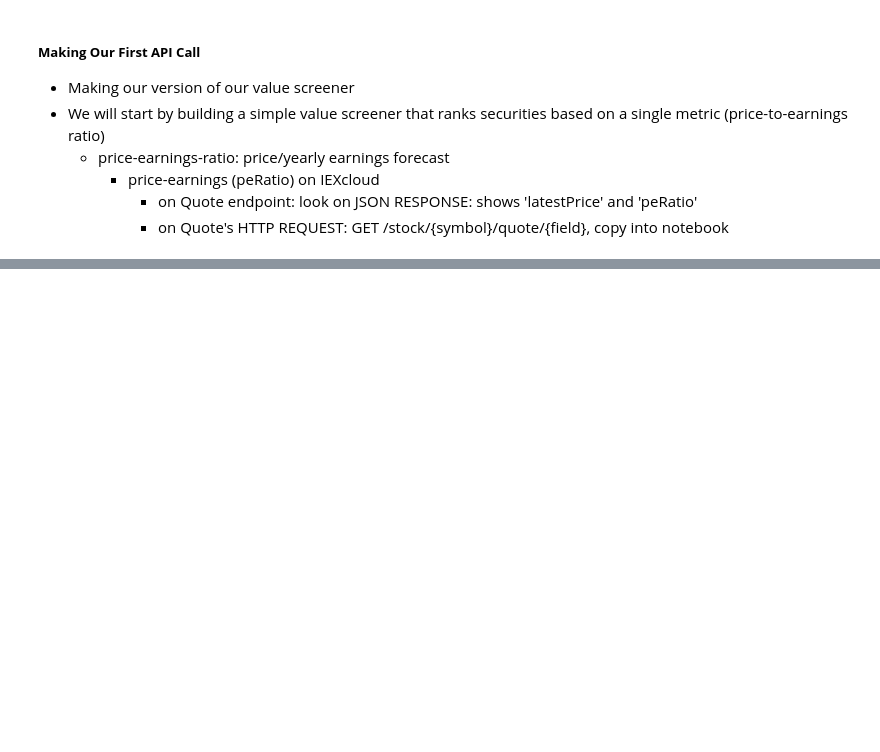
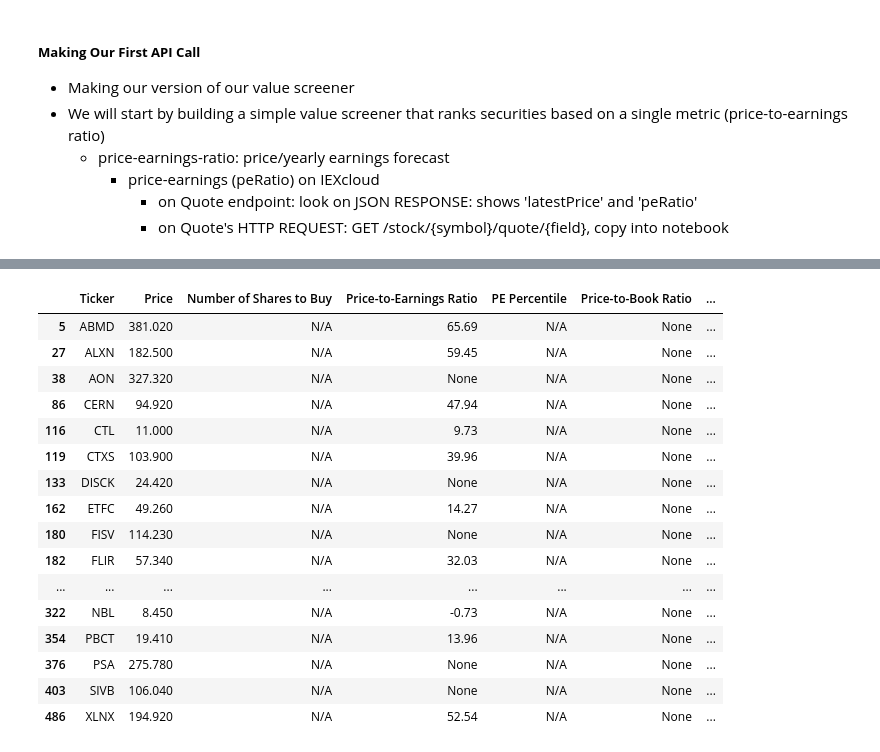
Before and after one commit to dylanxlam/algorithmic_trading_strategies_and_backtestings, a Jupyter notebook: quantitative_value_strategy.ipynb, the cells around one changed output, grey strips where cells are left out. Drawn from its saved outputs; the diff is of its cells as text; code cells hidden in the pictures; blank space fills up the shorter version.

```diff
--- a/quantitative_value_strategy.ipynb
+++ b/quantitative_value_strategy.ipynb
@@ -50,7 +50,7 @@ from secret import IEX_CLOUD_API_TOKEN
 # %%
 symbol = 'aapl'
 
-# api_url = https://sandbox.iexapis.com
+# api_url = https://cloud.iexapis.com
 # 1. Add stable to have stable version of API (as opposed to bleeding-edge version with \
     # features that  are not full tested)
 # 2. take '{field}' off the end to parse entire JSON response instead of a single metric
@@ -63,5 +63,6 @@ data = requests.get(api_url)
 
 # print status code to show if HTTP request is succesful
 print(data.status_code)
+data = requests.get(api_url).json()
 print(data)
 # %% [output]
@@ -72,0 +294,40 @@ print(data)
+# %%
+symbol = 'AAPL'
+
+# Not using a batch API call so we can query the IEX cloud API for multiple symbols/endpoints
+# copy batch call from earlier
+# change {symbol_string} to {symbol}
+# add endpoints you need to find metrics. ex. advanced-stats
+batch_api_call_url = f'https://cloud.iexapis.com/v1/stock/market/batch?symbols={symbol},fb&types=quote,advanced-stats&token={IEX_CLOUD_API_TOKEN}'
+
+data = requests.get(batch_api_call_url).json()
+
+# go to IEX cloud docs to see where the data points are contained in the IEX cloud API
+# To find metric:
+    # 1. print(data['AAPL'])
+    # 2. print(data['AAPL']['advanced-stats']) or whichever endpoint your metric is in
+    # 3. print(data['AAPL']['advanced-stats']['priceToBook'])
+
+
+# - Price-to-earnings ratio
+pe_ratio = data[symbol]['quote']['peRatio']
+
+# - Price-to-book ratio
+pb_ratio = data[symbol]['advanced-stats']['priceToBook']
+
+
+# - Price-to-sales ratio
+ps_ratio = data[symbol]['advanced-stats']['priceToSales']
+
+
+# These are not provided explicitly by IEX cloud API
+# Do division manually
+
+# - Enterprise Value divided by Earnings Before Interest, Taxes, Depreciation, and Amortization (EV/EBITDA)
+enterprise_value = data[symbol]['advanced-stats']['enterpriseValue']
+ebitda = data[symbol]['advanced-stats']['EBITDA']
+ev_to_ebitda = enterprise_value/ebitda
+
+# - Enterprise Value divided by Gross Profit (EV/GP)
+gross_profit = data[symbol]['advanced-stats']['grossProfit']
+ev_to_gross_profit = enterprise_value/gross_profit
@@ -72,0 +433,20 @@ print(data)
+# %%
+rv_dataframe[rv_dataframe.isnull().any(axis=1)]
+# %% [output]
+|  | Ticker | Price | Number of Shares to Buy | Price-to-Earnings Ratio | PE Percentile | Price-to-Book Ratio | ... |
+| 5 | ABMD | 381.020 | N/A | 65.69 | N/A | None | ... |
+| 27 | ALXN | 182.500 | N/A | 59.45 | N/A | None | ... |
+| 38 | AON | 327.320 | N/A | None | N/A | None | ... |
+| 86 | CERN | 94.920 | N/A | 47.94 | N/A | None | ... |
+| 116 | CTL | 11.000 | N/A | 9.73 | N/A | None | ... |
+| 119 | CTXS | 103.900 | N/A | 39.96 | N/A | None | ... |
+| 133 | DISCK | 24.420 | N/A | None | N/A | None | ... |
+| 162 | ETFC | 49.260 | N/A | 14.27 | N/A | None | ... |
+| 180 | FISV | 114.230 | N/A | None | N/A | None | ... |
+| 182 | FLIR | 57.340 | N/A | 32.03 | N/A | None | ... |
+| ... | ... | ... | ... | ... | ... | ... | ... |
+| 322 | NBL | 8.450 | N/A | -0.73 | N/A | None | ... |
+| 354 | PBCT | 19.410 | N/A | 13.96 | N/A | None | ... |
+| 376 | PSA | 275.780 | N/A | None | N/A | None | ... |
+| 403 | SIVB | 106.040 | N/A | None | N/A | None | ... |
+| 486 | XLNX | 194.920 | N/A | 52.54 | N/A | None | ... |
```
Also changed, not shown: parts of 41 cells of this notebook, 2 other files.
